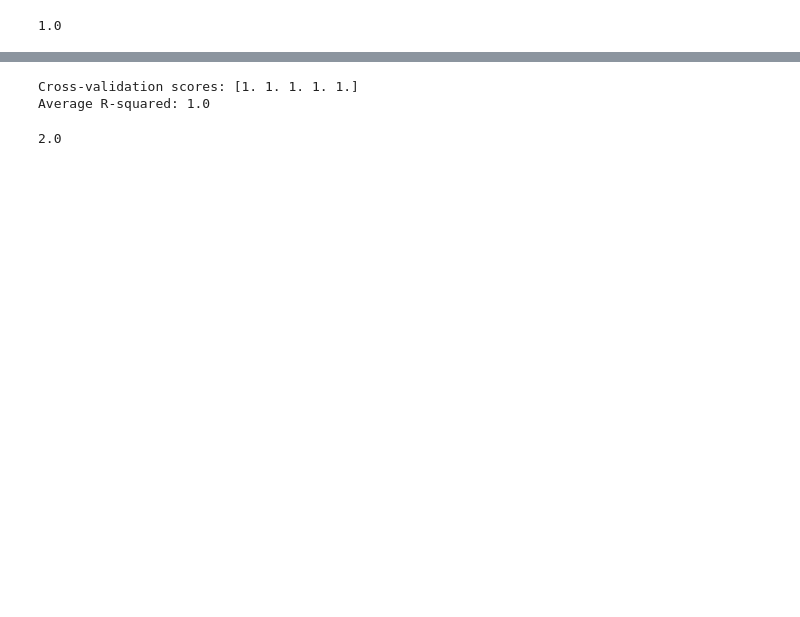
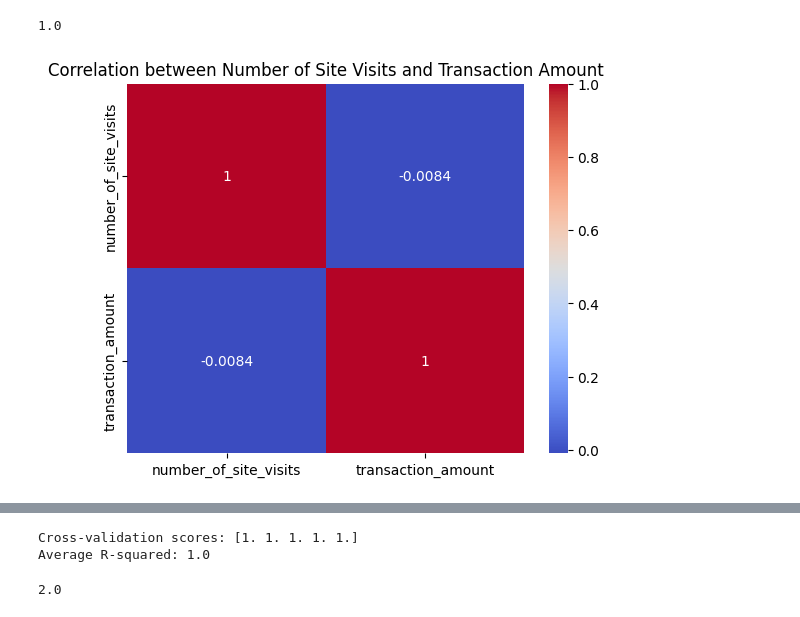
Before and after one commit to revasandhir/schulich_data_science, a Jupyter notebook: assignment 1/assignment #2/assignment 2 ds.ipynb, the cells around one changed output, grey strips where cells are left out. Saved outputs shown, nothing was run; the diff lists cells and outputs as text; code cells hidden in the pictures; blank space fills up the shorter version.

```diff
--- a/assignment 1/assignment #2/assignment 2 ds.ipynb
+++ b/assignment 1/assignment #2/assignment 2 ds.ipynb
@@ -199,3 +216,12 @@ joint_data['last_purchase_date'] = pd.to_datetime(joint_data['last_purchase_date
 # %%
 # Identify outliers
 outliers = joint_data[(joint_data['transaction_amount'] < lower_bound) | (joint_data['transaction_amount'] > upper_bound)]
+# %%
+correlation_matrix = joint_data[['number_of_site_visits', 'transaction_amount']].corr()
+# %%
+# Create a heatmap
+sns.heatmap(correlation_matrix, annot=True, cmap='coolwarm')
+plt.title('Correlation between Number of Site Visits and Transaction Amount')
+plt.show()
+# %% [output]
+[figure, added]
```
Also changed, not shown: parts of 46 cells of this notebook, 1 other file.
